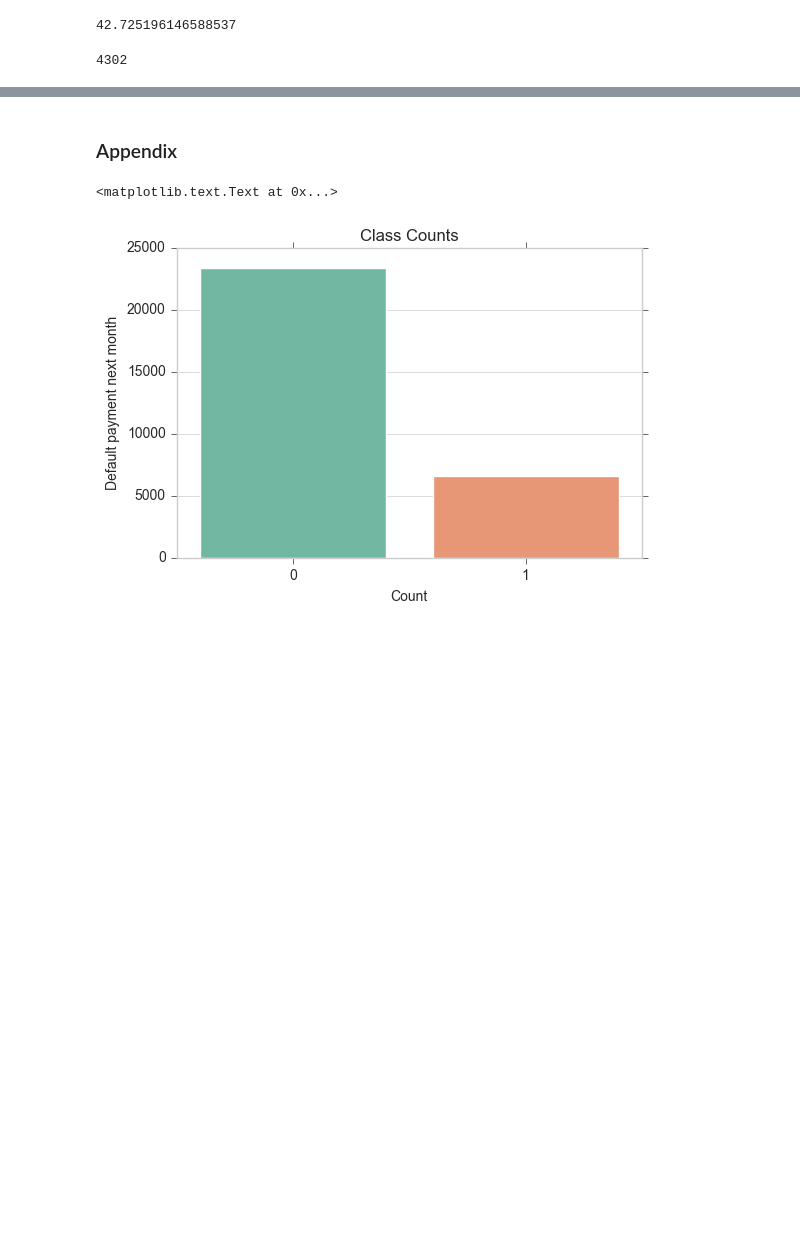
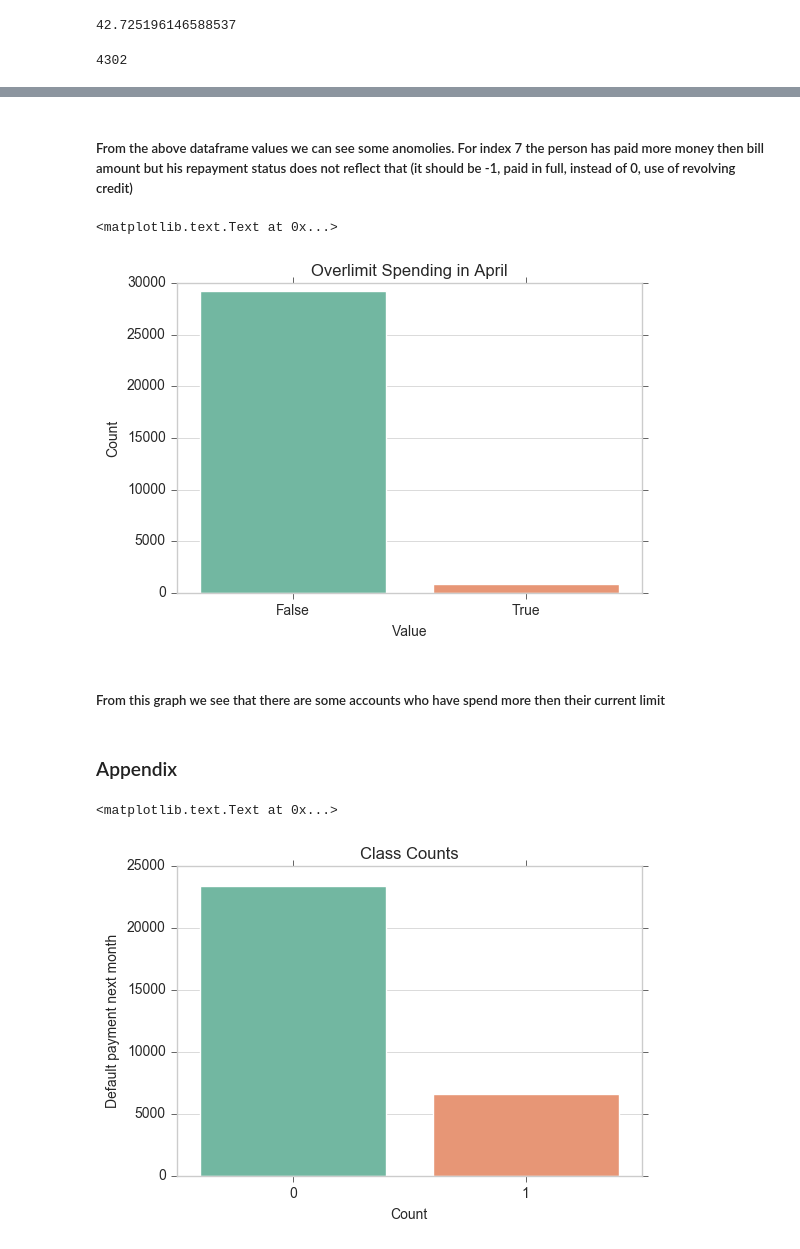
Before and after one commit to chapanerahd/Defualt_Credit_Card, a Jupyter notebook: EDA - Credit Card default.ipynb, the cells around one changed output, grey strips where cells are left out. Saved outputs shown, nothing was run; the diff lists cells and outputs as text; code cells hidden in the pictures; blank space fills up the shorter version.

```diff
--- a/EDA - Credit Card default.ipynb
+++ b/EDA - Credit Card default.ipynb
@@ -290,3 +319,18 @@ any_rps_delayed["defaultp_next_month"].value_counts()[1]
+# %% [markdown]
+##### From the above dataframe values we can see some anomolies. For index 7 the person has paid more money then bill amount but his repayment status does not reflect that (it should be -1, paid in full, instead of 0, use of revolving credit)
+# %%
+s_april = (eda_credit_data["overall_credit"] - eda_credit_data["ba_april"]).to_frame()
+anom_s_april = (s_april < 0)
+anom_s_april.columns = ["overlimit_spending"]
+# %%
+ax = sns.countplot(x = "overlimit_spending", data = anom_s_april)
+ax.set(xlabel='Value', ylabel='Count')
+plt.title("Overlimit Spending in April")
+# %% [output]
+<matplotlib.text.Text at 0x...>
+[figure, added]
+# %% [markdown]
+##### From this graph we see  that there are some accounts who have spend more then their current limit
 # %% [markdown]
 ### Appendix
 # %%
```
Also changed, not shown: parts of 9 cells of this notebook.
